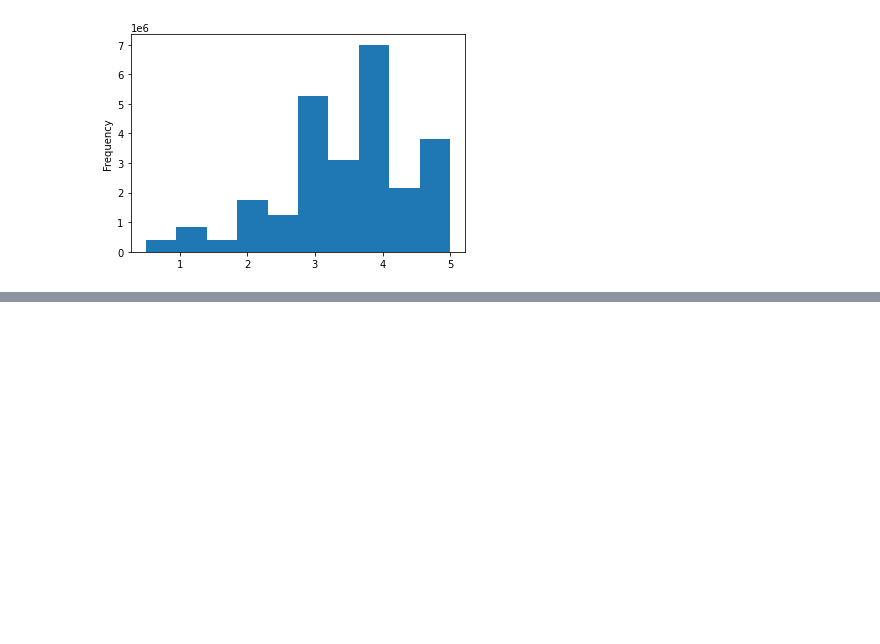
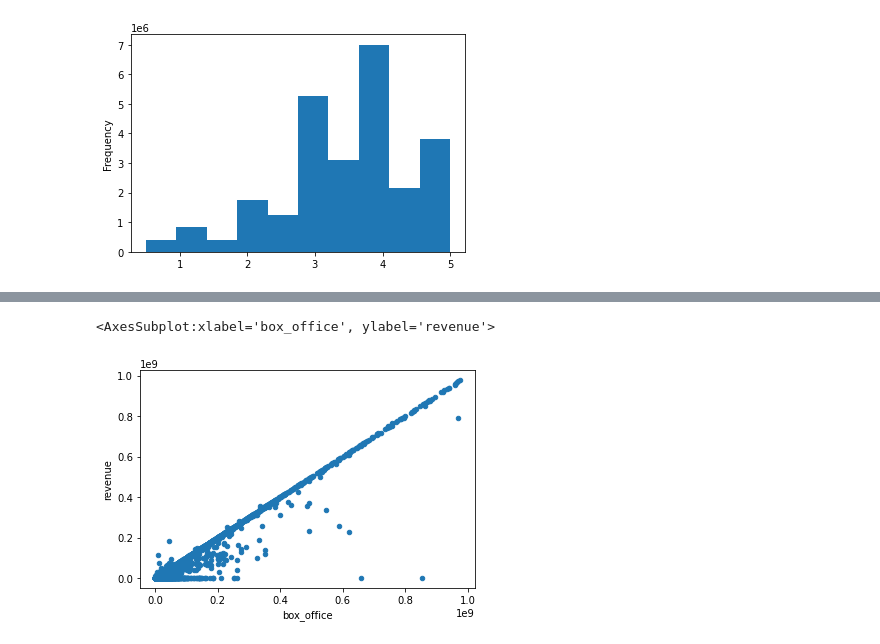
Before and after one commit to JackieCortes/Movies-ETL, a Jupyter notebook: Module8_ETL.ipynb, the cells around one changed output, grey strips where cells are left out. Drawn from its saved outputs; the diff is of its cells as text; code cells hidden in the pictures; blank space fills up the shorter version.

```diff
--- a/Module8_ETL.ipynb
+++ b/Module8_ETL.ipynb
@@ -900,0 +979,9 @@ Name: rating, dtype: float64
+# %%
+#For box_office vs. revenue given they are numeric another scatter is the right choice
+# movies_df.fillna(0).plot(x='box_office', y='revenue', kind='scatter')
+#Changing the scale to review with zoom
+movies_df.fillna(0)[movies_df['box_office'] < 10**9].plot(x='box_office', y='revenue', kind='scatter')
+# it is the same Revenue is more consistent than box_office
+# %% [output]
+<AxesSubplot:xlabel='box_office', ylabel='revenue'>
+[figure, added]
```
Also changed, not shown: parts of 32 cells of this notebook.
